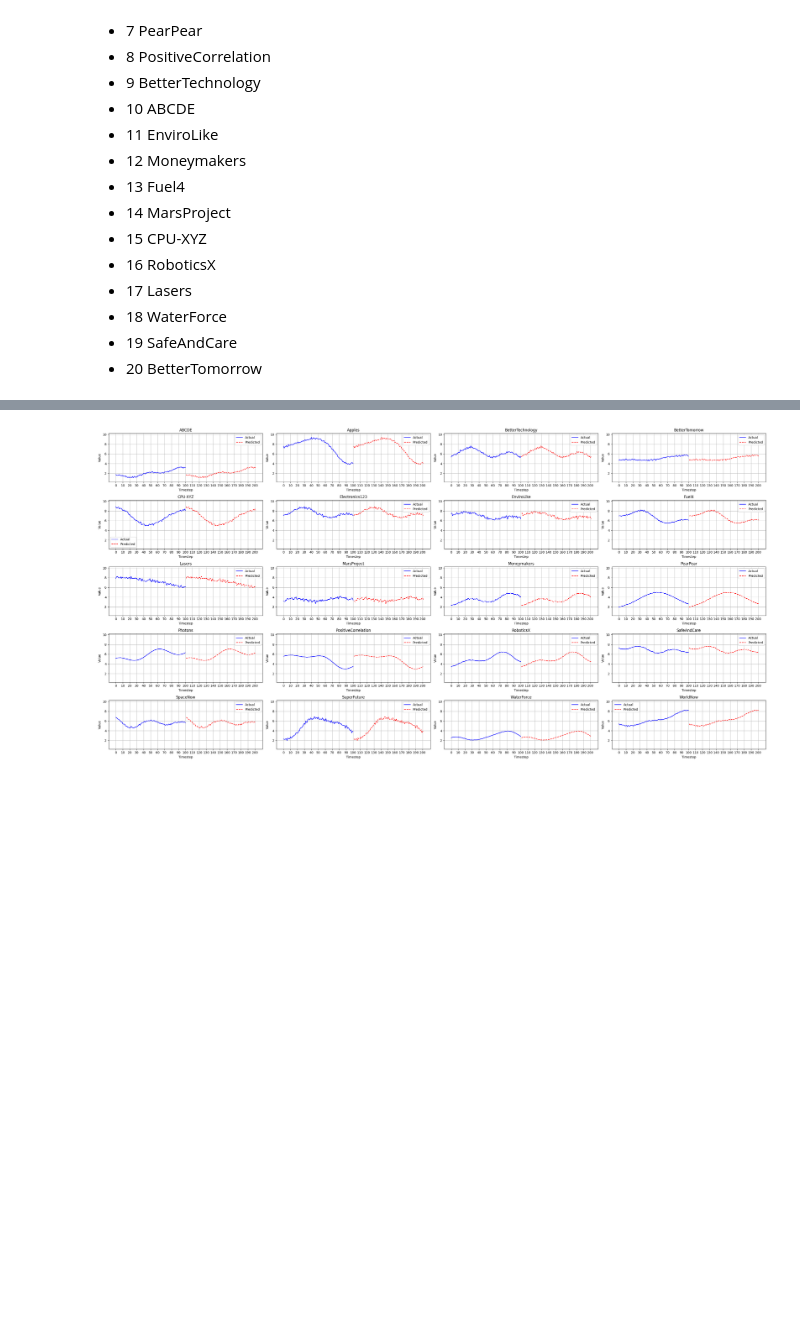
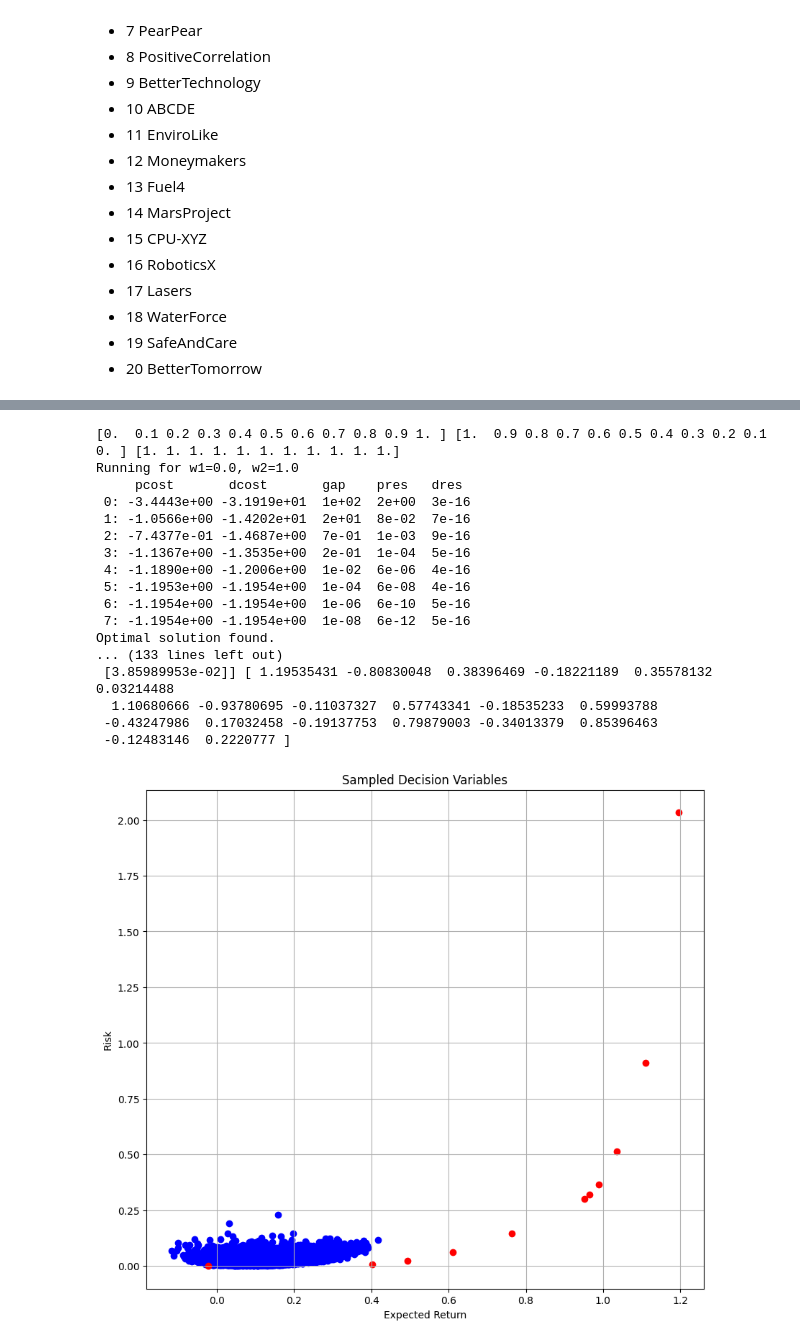
Before and after one commit to MatTheTab/MOO, a Jupyter notebook: Script1.ipynb, the cells around one changed output, grey strips where cells are left out. Saved outputs shown, nothing was run; the diff lists cells and outputs as text; code cells hidden in the pictures; blank space fills up the shorter version.

```diff
--- a/Script1.ipynb
+++ b/Script1.ipynb
@@ -210,4 +200,24 @@ solver.plot_predictions()
 # %%
-solver.plot_all_predictions(figsize=(30, 15), normalized_y=True)
+solutions = solver.solve_wsm()
 # %% [output]
-[figure, removed]
+[0.  0.1 0.2 0.3 0.4 0.5 0.6 0.7 0.8 0.9 1. ] [1.  0.9 0.8 0.7 0.6 0.5 0.4 0.3 0.2 0.1 0. ] [1. 1. 1. 1. 1. 1. 1. 1. 1. 1. 1.]
+Running for w1=0.0, w2=1.0
+     pcost       dcost       gap    pres   dres
+ 0: -3.4443e+00 -3.1919e+01  1e+02  2e+00  3e-16
+ 1: -1.0566e+00 -1.4202e+01  2e+01  8e-02  7e-16
+ 2: -7.4377e-01 -1.4687e+00  7e-01  1e-03  9e-16
+ 3: -1.1367e+00 -1.3535e+00  2e-01  1e-04  5e-16
+ 4: -1.1890e+00 -1.2006e+00  1e-02  6e-06  4e-16
+ 5: -1.1953e+00 -1.1954e+00  1e-04  6e-08  4e-16
+ 6: -1.1954e+00 -1.1954e+00  1e-06  6e-10  5e-16
+ 7: -1.1954e+00 -1.1954e+00  1e-08  6e-12  5e-16
+Optimal solution found.
+... (133 lines left out)
+ [3.85989953e-02]] [ 1.19535431 -0.80830048  0.38396469 -0.18221189  0.35578132  0.03214488
+  1.10680666 -0.93780695 -0.11037327  0.57743341 -0.18535233  0.59993788
+ -0.43247986  0.17032458 -0.19137753  0.79879003 -0.34013379  0.85396463
+ -0.12483146  0.2220777 ]
+# %%
+solver.plot_front(solutions, random_sample=10_000)
+# %% [output]
+[figure, added]
```
Also changed, not shown: parts of 6 cells of this notebook, 1 other file.
